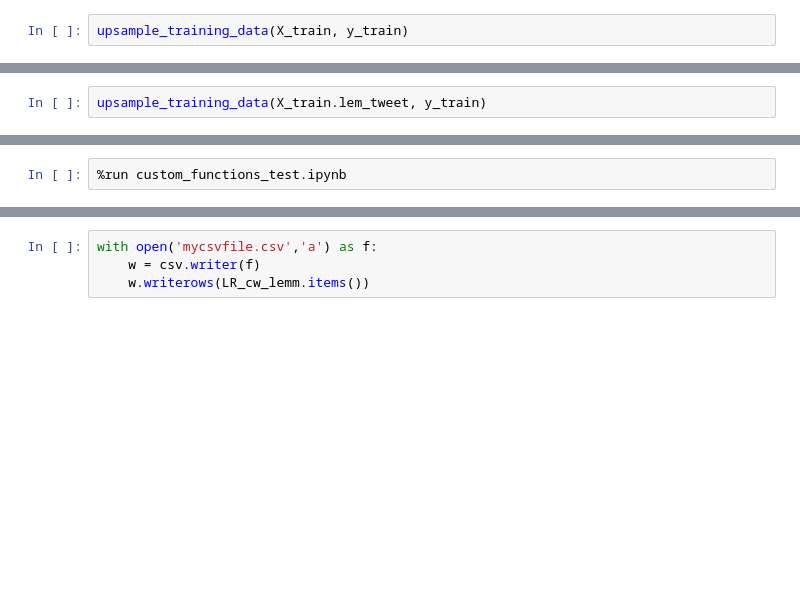
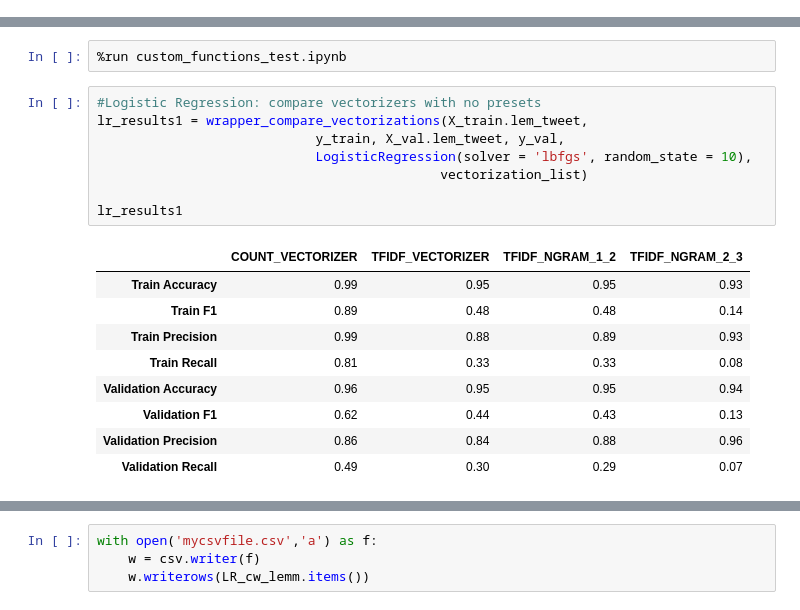
Before and after one commit to mguptaphd/Twitter-Hate-Classification-Project, a Jupyter notebook: Twitter_Classification_Notebook_Test.ipynb, the cells around one changed output, grey strips where cells are left out. Saved outputs shown, nothing was run; the diff lists cells and outputs as text; blank space fills up the shorter version.

```diff
--- a/Twitter_Classification_Notebook_Test.ipynb
+++ b/Twitter_Classification_Notebook_Test.ipynb
@@ -101,2 +98,0 @@ Name: label, dtype: float64
-# %%
-upsample_training_data(X_train, y_train)
@@ -185,2 +117,0 @@ y_train.index
-# %%
-upsample_training_data(X_train.lem_tweet, y_train)
@@ -369,5 +296,23 @@ NB_compare_vectorization_model(X_train.lem_tweet, y_train,
 ## Logistic Regression
 # %%
 %run custom_functions_test.ipynb
+# %%
+#Logistic Regression: compare vectorizers with no presets
+lr_results1 = wrapper_compare_vectorizations(X_train.lem_tweet,
+                            y_train, X_val.lem_tweet, y_val,
+                            LogisticRegression(solver = 'lbfgs', random_state = 10),
+                                            vectorization_list)
+
+lr_results1
+# %% [output]
+|  | COUNT_VECTORIZER | TFIDF_VECTORIZER | TFIDF_NGRAM_1_2 | TFIDF_NGRAM_2_3 |
+| Train Accuracy | 0.99 | 0.95 | 0.95 | 0.93 |
+| Train F1 | 0.89 | 0.48 | 0.48 | 0.14 |
+| Train Precision | 0.99 | 0.88 | 0.89 | 0.93 |
+| Train Recall | 0.81 | 0.33 | 0.33 | 0.08 |
+| Validation Accuracy | 0.96 | 0.95 | 0.95 | 0.94 |
+| Validation F1 | 0.62 | 0.44 | 0.43 | 0.13 |
+| Validation Precision | 0.86 | 0.84 | 0.88 | 0.96 |
+| Validation Recall | 0.49 | 0.30 | 0.29 | 0.07 |
 # %%
 #Logistic Regression: compare vectorizers using lemmitizing + class balances
```
Also changed, not shown: parts of 71 cells of this notebook, 3 other files.
